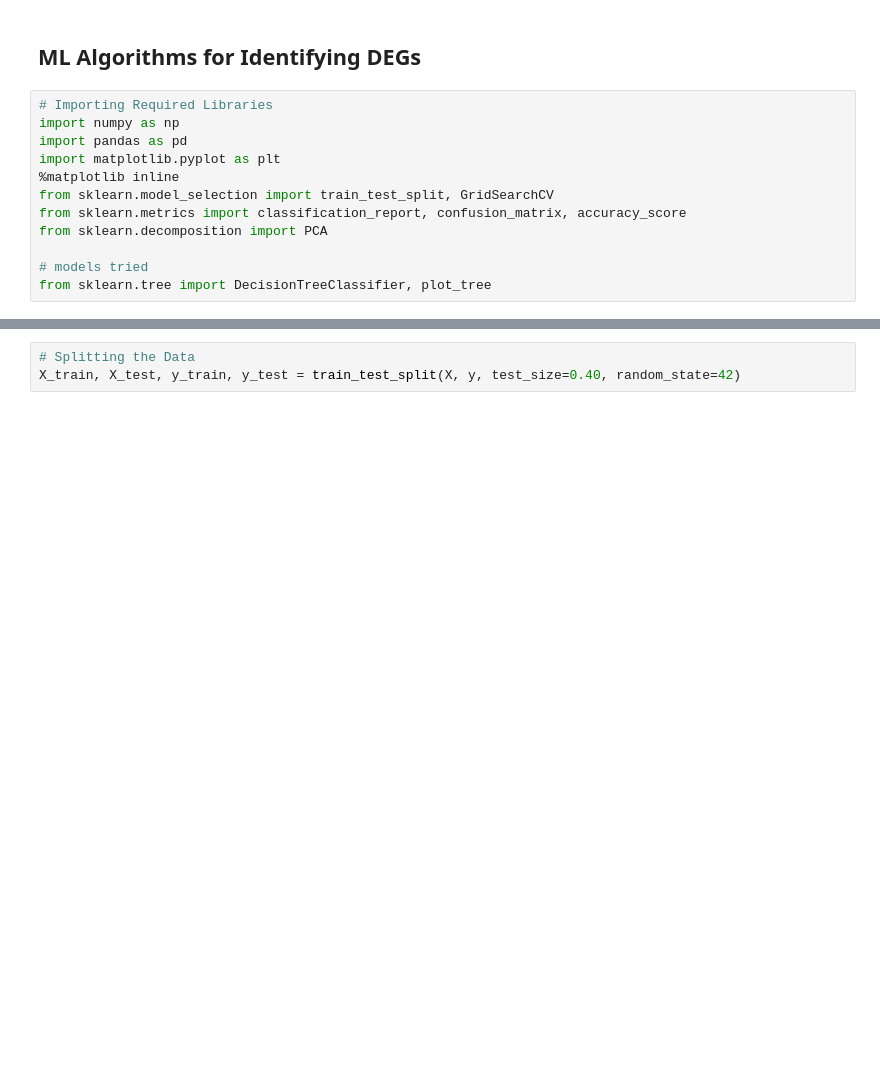
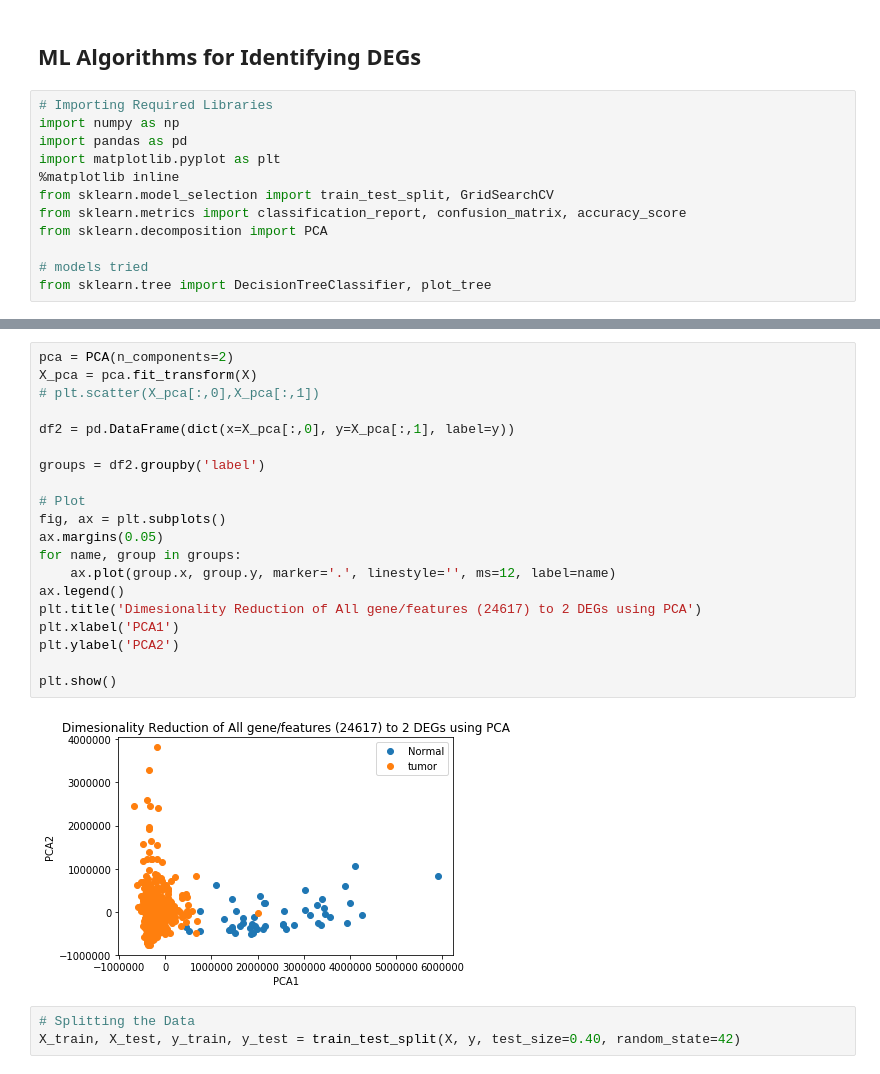
Before and after one commit to ruwaa-mohamed/TCGA-LUAD, a Jupyter notebook: TCGA-LUAD-DEGs.ipynb, the cells around one changed output, grey strips where cells are left out. Saved outputs shown, nothing was run; the diff lists cells and outputs as text; blank space fills up the shorter version.

```diff
--- a/TCGA-LUAD-DEGs.ipynb
+++ b/TCGA-LUAD-DEGs.ipynb
@@ -35,4 +35,26 @@ freq         49
 Name: label, dtype: object
+# %%
+pca = PCA(n_components=2)
+X_pca = pca.fit_transform(X)
+# plt.scatter(X_pca[:,0],X_pca[:,1])
+
+df2 = pd.DataFrame(dict(x=X_pca[:,0], y=X_pca[:,1], label=y))
+
+groups = df2.groupby('label')
+
+# Plot
+fig, ax = plt.subplots()
+ax.margins(0.05)
+for name, group in groups:
+    ax.plot(group.x, group.y, marker='.', linestyle='', ms=12, label=name)
+ax.legend()
+plt.title('Dimesionality Reduction of All gene/features (24617) to 2 DEGs using PCA')
+plt.xlabel('PCA1')
+plt.ylabel('PCA2')
+
+plt.show()
+# %% [output]
+[figure, added]
 # %%
 # Splitting the Data
 X_train, X_test, y_train, y_test = train_test_split(X, y, test_size=0.40, random_state=42)
```
Also changed, not shown: parts of 11 cells of this notebook, 2 other files.
